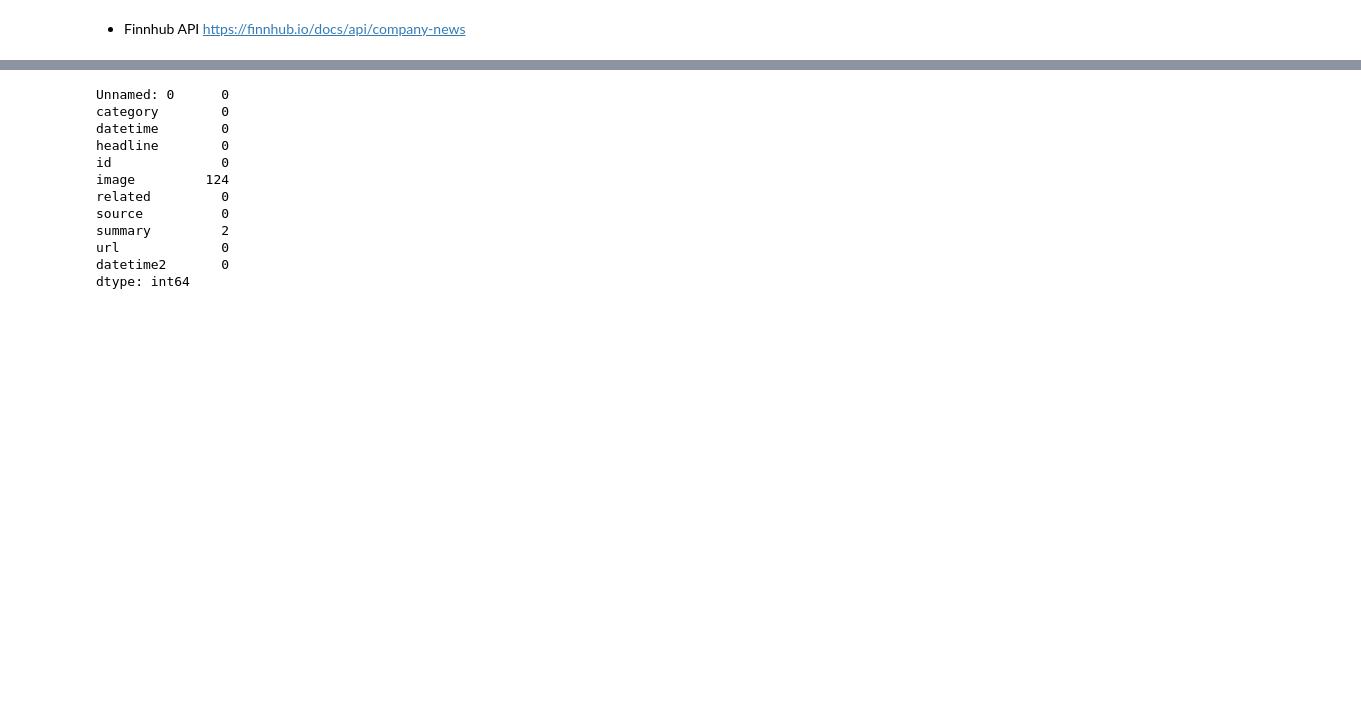
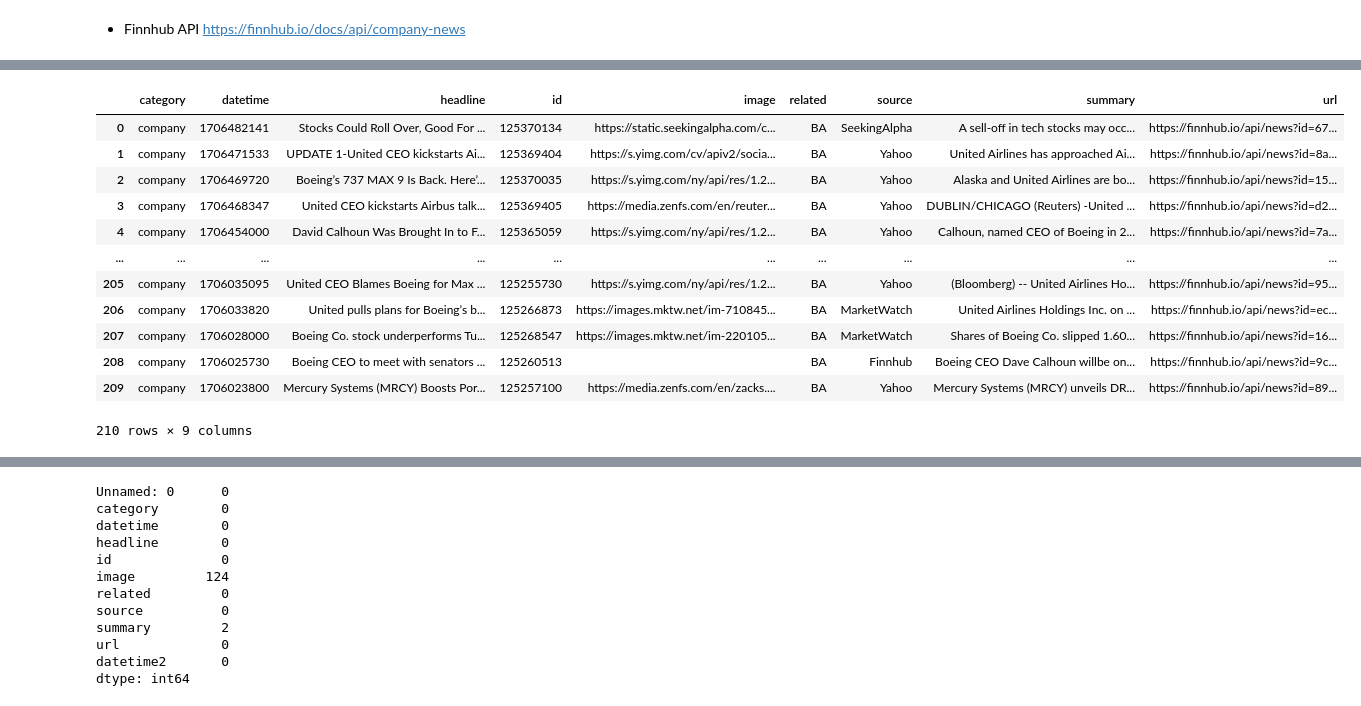
Before and after one commit to yiqwan/stock-forecast-with-sentiment, a Jupyter notebook: notebooks/sentiment.ipynb, the cells around one changed output, grey strips where cells are left out. Cells and saved outputs as stored; diff of their text form; code cells hidden in the pictures; blank space fills up the shorter version.

```diff
--- a/notebooks/sentiment.ipynb
+++ b/notebooks/sentiment.ipynb
@@ -32,7 +30,10 @@ INTENSITY_API_KEY = os.environ.get('INTENSITY_API_KEY')
 FINNHUB_API_KEY = os.environ.get('FINNHUB_API_KEY')
 # %%
 BACKTEST_START_DATE = '2023-11-01'
-BACKTEST_END_DATE = '2024-01-31'
+BACKTEST_END_DATE = '2024-01-28'
+
+cur_dir = Path.cwd()
+root_dir = path_yq.get_root_dir(cur_dir)
 # %% [markdown]
 # Finnhub API
 # %% [markdown]
@@ -47,10 +55,27 @@ finnhub_client = finnhub.Client(api_key=FINNHUB_API_KEY)
 
 # Need to use _from instead of from to avoid conflict
 
-# news_resp = finnhub_client.company_news('BA',
-#                                         _from=BACKTEST_START_DATE,
-#                                         to=BACKTEST_END_DATE)
+#TODO: Cannot fetch all days together. Need to fetch one by one, but rmb rate limit
+news_resp = finnhub_client.company_news('BA',
+                                        _from=BACKTEST_START_DATE,
+                                        to=BACKTEST_END_DATE)
 
 # TODO: Explore
 # Company Peers
 # print(finnhub_client.company_peers('AAPL'))
+# %%
+pd.DataFrame(news_resp)
+# %% [output]
+|  | category | datetime | headline | id | image | related | source | summary | url |
+| 0 | company | 1706482141 | Stocks Could Roll Over, Good For ... | 125370134 | https://static.seekingalpha.com/c... | BA | SeekingAlpha | A sell-off in tech stocks may occ... | https://finnhub.io/api/news?id=67... |
+| 1 | company | 1706471533 | UPDATE 1-United CEO kickstarts Ai... | 125369404 | https://s.yimg.com/cv/apiv2/socia... | BA | Yahoo | United Airlines has approached Ai... | https://finnhub.io/api/news?id=8a... |
+| 2 | company | 1706469720 | Boeing’s 737 MAX 9 Is Back. Here’... | 125370035 | https://s.yimg.com/ny/api/res/1.2... | BA | Yahoo | Alaska and United Airlines are bo... | https://finnhub.io/api/news?id=15... |
+| 3 | company | 1706468347 | United CEO kickstarts Airbus talk... | 125369405 | https://media.zenfs.com/en/reuter... | BA | Yahoo | DUBLIN/CHICAGO (Reuters) -United ... | https://finnhub.io/api/news?id=d2... |
+| 4 | company | 1706454000 | David Calhoun Was Brought In to F... | 125365059 | https://s.yimg.com/ny/api/res/1.2... | BA | Yahoo | Calhoun, named CEO of Boeing in 2... | https://finnhub.io/api/news?id=7a... |
+| ... | ... | ... | ... | ... | ... | ... | ... | ... | ... |
+| 205 | company | 1706035095 | United CEO Blames Boeing for Max ... | 125255730 | https://s.yimg.com/ny/api/res/1.2... | BA | Yahoo | (Bloomberg) -- United Airlines Ho... | https://finnhub.io/api/news?id=95... |
+| 206 | company | 1706033820 | United pulls plans for Boeing’s b... | 125266873 | https://images.mktw.net/im-710845... | BA | MarketWatch | United Airlines Holdings Inc. on ... | https://finnhub.io/api/news?id=ec... |
+| 207 | company | 1706028000 | Boeing Co. stock underperforms Tu... | 125268547 | https://images.mktw.net/im-220105... | BA | MarketWatch | Shares of Boeing Co. slipped 1.60... | https://finnhub.io/api/news?id=16... |
+| 208 | company | 1706025730 | Boeing CEO to meet with senators ... | 125260513 |  | BA | Finnhub | Boeing CEO Dave Calhoun willbe on... | https://finnhub.io/api/news?id=9c... |
+| 209 | company | 1706023800 | Mercury Systems (MRCY) Boosts Por... | 125257100 | https://media.zenfs.com/en/zacks.... | BA | Yahoo | Mercury Systems (MRCY) unveils DR... | https://finnhub.io/api/news?id=89... |
+210 rows × 9 columns
```
Also changed, not shown: parts of 40 cells of this notebook.
